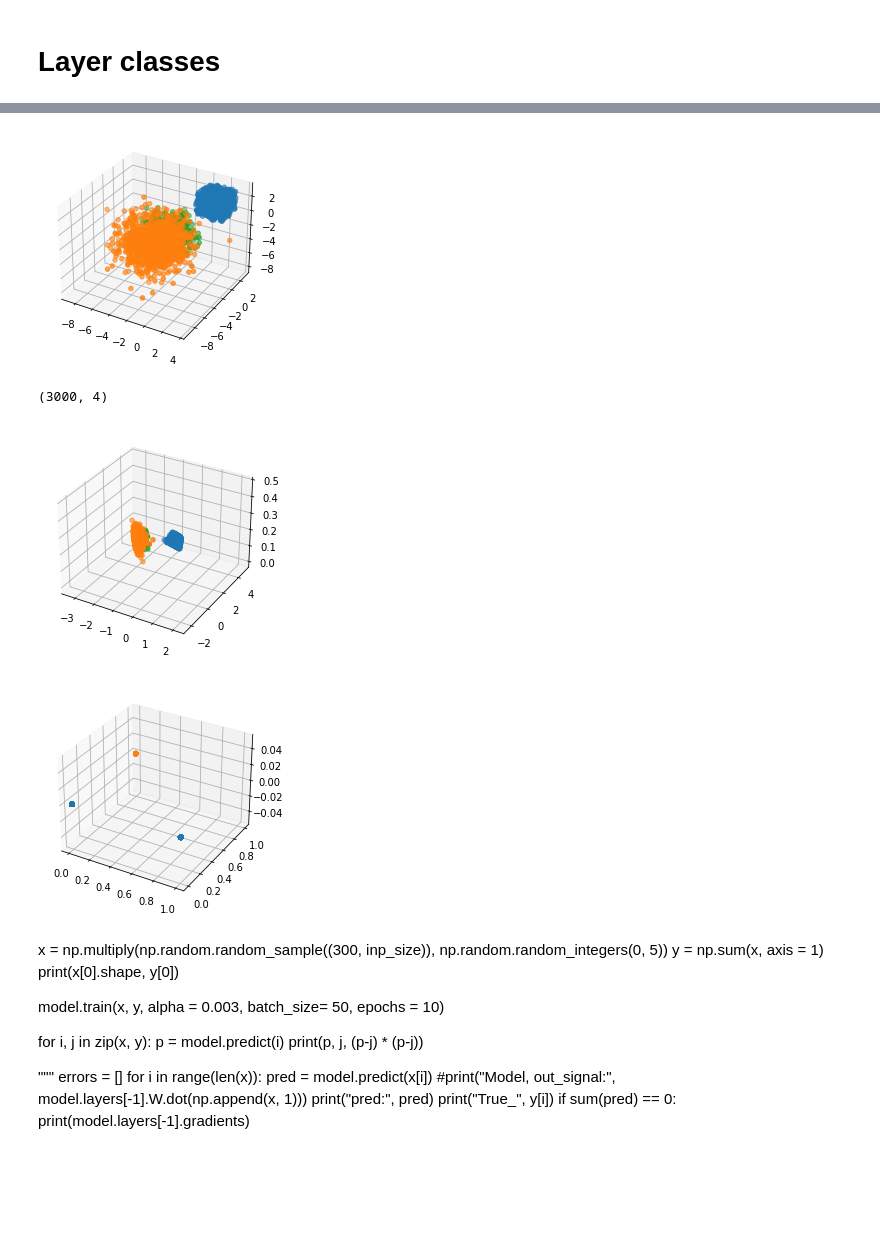
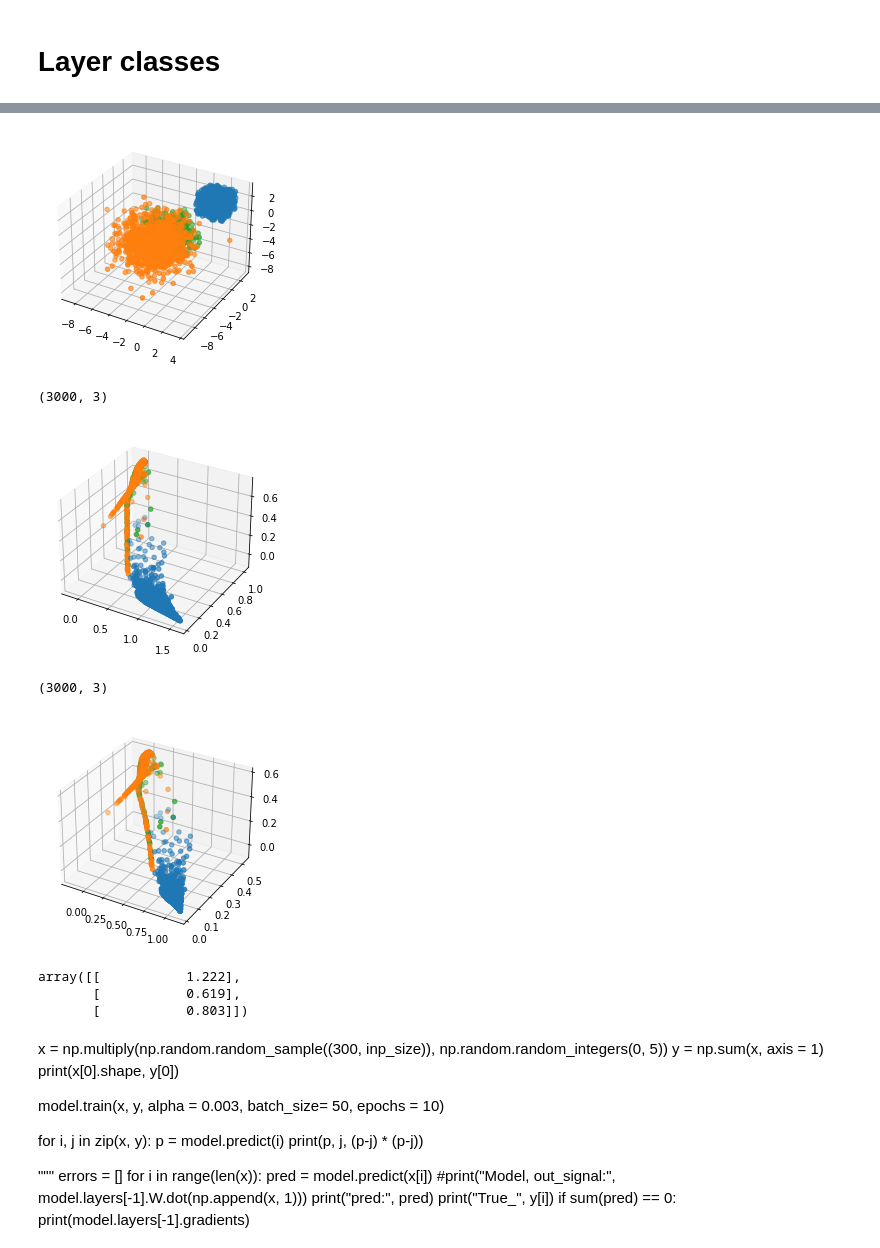
Before and after one commit to JoelSjoberg/Neural-NetworkInModules, a Jupyter notebook: Cluster loss.ipynb, the cells around one changed output, grey strips where cells are left out. Saved outputs shown, nothing was run; the diff lists cells and outputs as text; code cells hidden in the pictures; blank space fills up the shorter version.

```diff
--- a/Cluster loss.ipynb
+++ b/Cluster loss.ipynb
@@ -567,11 +576,13 @@ class fullyConnected(Layer):
         self.gradients = []
 # %%
 class sporadic_activations(Layer):
-    def __init__(self, size, W = None, activations = None):
+    def __init__(self, size, W = None, activations = None, trainable = True):
 
-        activation_functions = [sine, cos, tanh, sigmoid, l_relu, relu, exp_relu, natural_l_relu, identity]
+        # exp_relu seems to be unstable at the moment, debug it and add it later
+        activation_functions = [sine, cos, tanh, sigmoid, l_relu, relu, natural_l_relu, identity]
         self.W = []
-
+        self.gradients = []
+        self.trainable = True
         if activations == None:
             self.activations = []
             for i in range(size):
@@ -761,14 +837,19 @@ enc_labels = np.array(enc_labels)
 np.random.seed(0)
 model = Model()
 
+scale = 1/np.max(np.abs(points), axis = 0)
+
 model.add(scaling(W = scale))
-model.add(fullyConnected((16, 3)))
-model.add(sporadic_activations(16))
-model.add(normalization_layer())
+model.add(sporadic_activations(3))
+model.add(partiallyConnected((64, 3), rate = 0.5))
+model.add(sporadic_activations(64))
+model.add(scaling(64))
 
-model.add(fullyConnected((8, 16)))
+model.add(partiallyConnected((8, 64), rate = 0.5))
 model.add(sporadic_activations(8))
-model.add(normalization_layer())
+model.add(scaling(8))
 
-model.add(fullyConnected((3, 8)))
+model.add(partiallyConnected((3, 8), rate = 0.2))
+model.add(sporadic_activations(3))
+model.add(scaling(3))
 # %%
@@ -810,7 +896,7 @@ print(model.layers[1].W)
 for i in range(200):
     print("Epoch",i+1)
     print(model.layers[0].W)
-    model.train(points, enc_labels, alpha = 0.00003, epochs = 200, batch_size=8)
+    model.train(points, enc_labels, alpha = 0.003, epochs = 100, batch_size=64)
     #print(model.layers[0].W)
 # %% [output]
 Epoch 1
@@ -891,27 +975,37 @@ print(preds.shape)
 fig = plt.figure()
 ax = fig.gca(projection='3d')
 for i in np.unique(labels):
-    p = preds[labels == i]
-    ax.scatter(p.T[0], p.T[1], p.T[2])
+    if len(preds[labels == i]) != 0:
+        p = preds[labels == i].reshape(preds[labels == i].shape[0], preds[labels == i].shape[1])
+        ax.scatter(p.T[0], p.T[1], p.T[2])
 plt.show()
 # %% [output]
 [figure]
-(3000, 4)
+(3000, 3)
-[figure, old version]
+[figure, new version]
 # %%
 preds = []
 for i, p in enumerate(points):
-    preds.append(model.predict(p).astype("int32"))
-preds = np.array(preds)
+    preds.append(model.predict(p))
+preds = np.array(preds).reshape(len(preds), len(preds[0]))
+
+print(preds.shape)
 
 fig = plt.figure()
 ax = fig.gca(projection='3d')
 for i in np.unique(labels):
     p = preds[labels == i]
     ax.scatter(p.T[0], p.T[1], p.T[2])
 plt.show()
 # %% [output]
+(3000, 3)
-[figure, old version]
+[figure, new version]
+# %%
+model.layers[-1].W
+# %% [output]
+array([[           1.222],
+       [           0.619],
+       [           0.803]])
 # %% [markdown]
 x = np.multiply(np.random.random_sample((300, inp_size)), np.random.random_integers(0, 5))
 y = np.sum(x, axis = 1)
```
Also changed, not shown: parts of 15 cells of this notebook.
